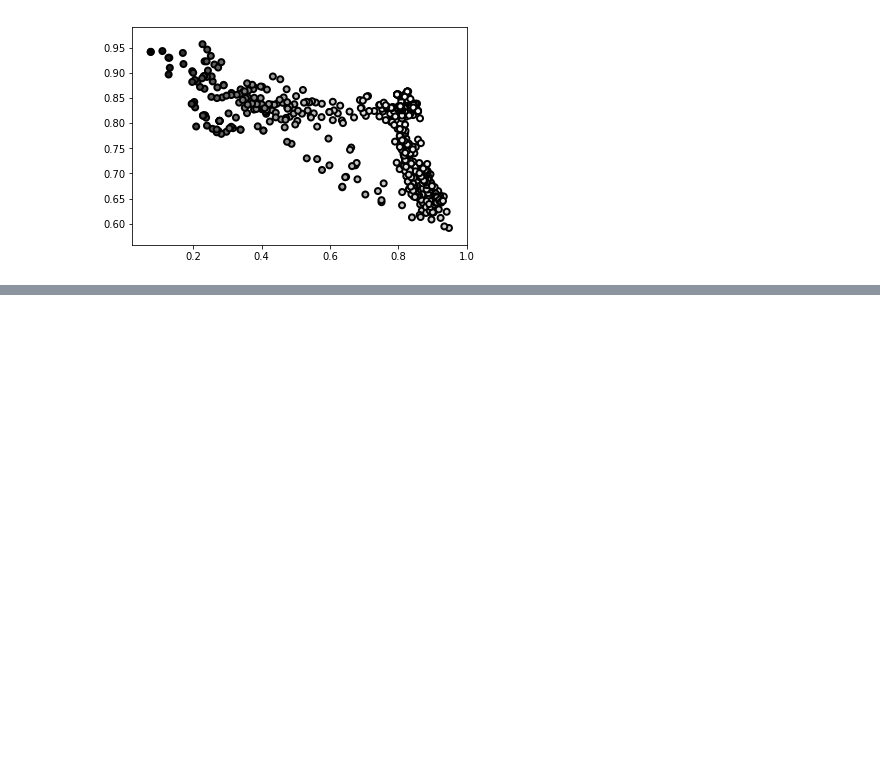
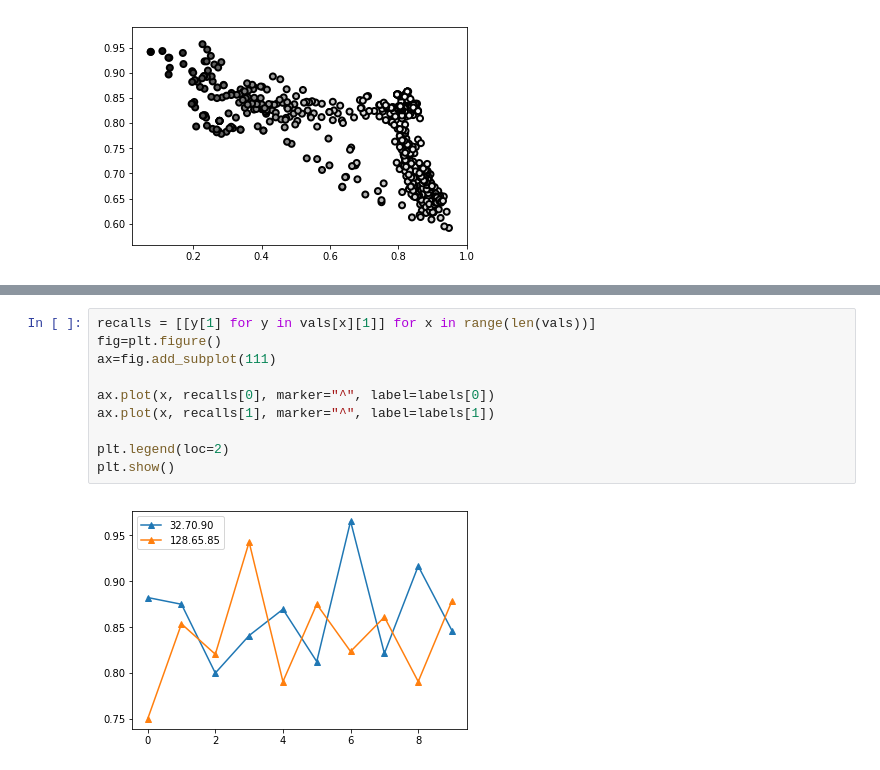
Before and after one commit to xingfanxia/comps_ediscovery, a Jupyter notebook: nachtm_exps/PSweepVis.ipynb, the cells around one changed output, grey strips where cells are left out. Drawn from its saved outputs; the diff is of its cells as text; blank space fills up the shorter version.

```diff
--- a/nachtm_exps/PSweepVis.ipynb
+++ b/nachtm_exps/PSweepVis.ipynb
@@ -385,0 +454,12 @@ plt.show()
+# %%
+recalls = [[y[1] for y in vals[x][1]] for x in range(len(vals))]
+fig=plt.figure()
+ax=fig.add_subplot(111)
+
+ax.plot(x, recalls[0], marker="^", label=labels[0])
+ax.plot(x, recalls[1], marker="^", label=labels[1])
+
+plt.legend(loc=2)
+plt.show()
+# %% [output]
+[figure, added]
```
Also changed, not shown: parts of 6 cells of this notebook.
